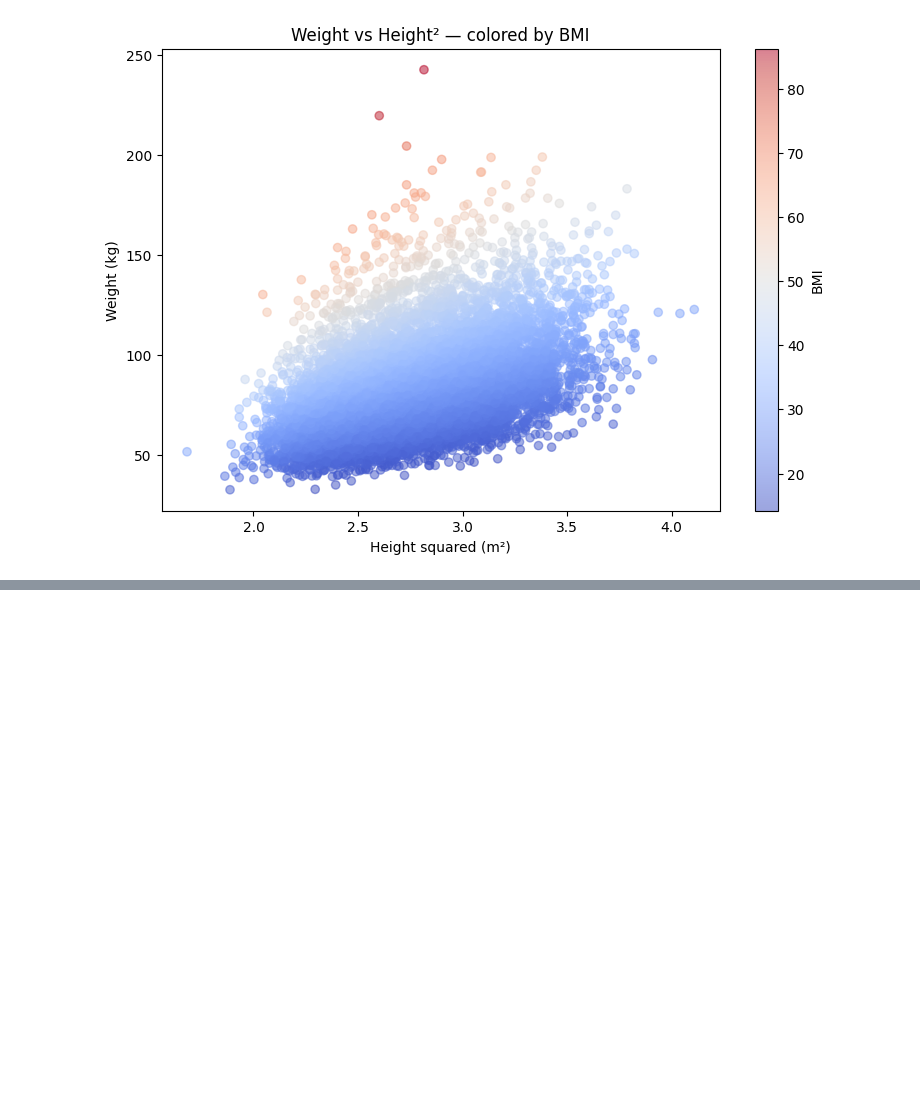
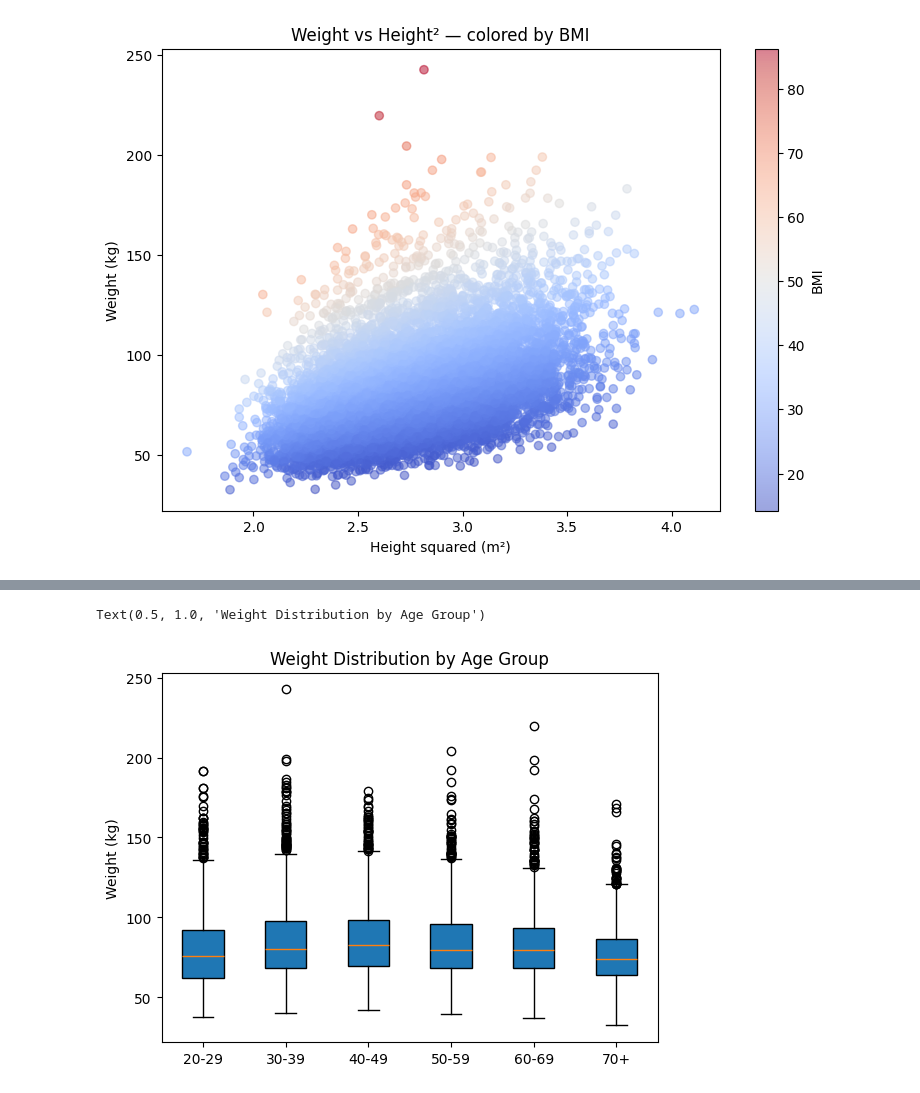
Before and after one commit to tejasabert/NHANES_FTI, a Jupyter notebook: TejasAbert_NHANESFTI_Project.ipynb, the cells around one changed output, grey strips where cells are left out. Cells and saved outputs as stored; diff of their text form; code cells hidden in the pictures; blank space fills up the shorter version.

```diff
--- a/TejasAbert_NHANESFTI_Project.ipynb
+++ b/TejasAbert_NHANESFTI_Project.ipynb
@@ -291,0 +314,9 @@ plt.show()
+# %%
+data = [df[df['AgeGroup']==g]['Weight_kg'].dropna() for g in groups]
+box = plt.boxplot(data, labels=groups, patch_artist=True)
+# ...same styling...
+plt.ylabel('Weight (kg)')
+plt.title('Weight Distribution by Age Group')
+# %% [output]
+Text(0.5, 1.0, 'Weight Distribution by Age Group')
+[figure, added]
```
Also changed, not shown: parts of 7 cells of this notebook.
